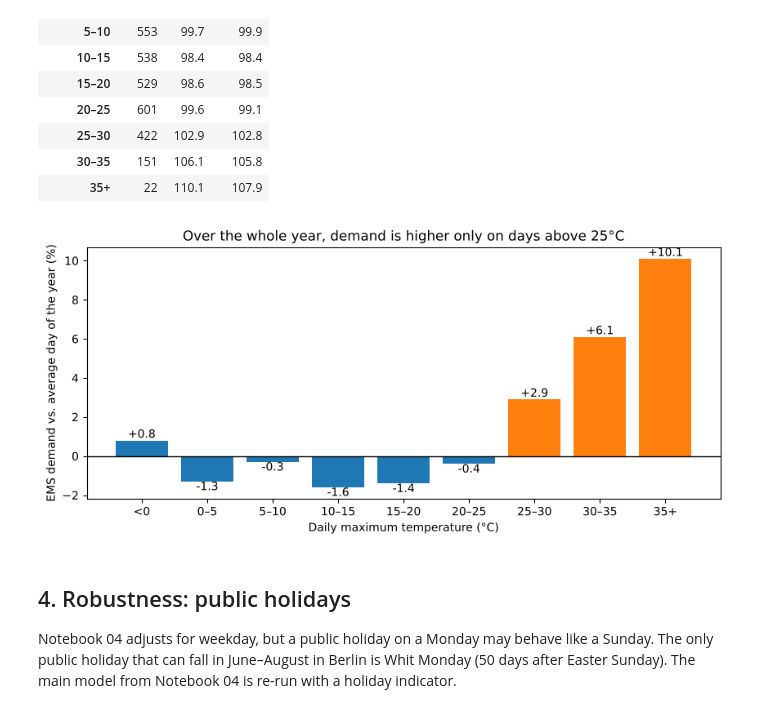
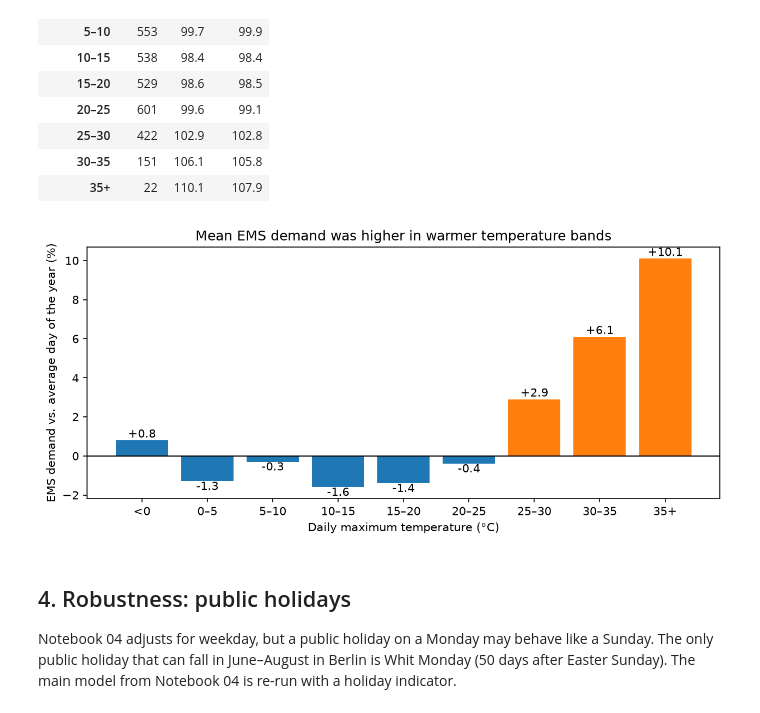
Before and after one commit to andreacarlocerri/Berlin-under-Heat, a Jupyter notebook: notebooks/07_extensions.ipynb, the cells around one changed output. Drawn from its saved outputs; the diff is of its cells as text; code cells hidden in the pictures.

```diff
--- a/notebooks/07_extensions.ipynb
+++ b/notebooks/07_extensions.ipynb
@@ -268,16 +268,16 @@ by_band
 # %%
 fig, ax = plt.subplots(figsize=(10, 4))
 bars = ax.bar(by_band.index.astype(str), by_band["mean"] - 100, color=["tab:blue"] * 6 + ["tab:orange"] * 3)
 ax.bar_label(bars, fmt="%+.1f")
 ax.axhline(0, color="black", linewidth=1)
 ax.set_xlabel("Daily maximum temperature (°C)")
 ax.set_ylabel("EMS demand vs. average day of the year (%)")
-ax.set_title("Over the whole year, demand is higher only on days above 25°C")
+ax.set_title("Mean EMS demand was higher in warmer temperature bands")
 
 plt.savefig(figures_folder / "full_year_demand_by_temperature.png", dpi=150, bbox_inches="tight")
 plt.show()
 # %% [output]
-[figure, old version]
+[figure, new version]
 # %% [markdown]
 ## 4. Robustness: public holidays
 Notebook 04 adjusts for weekday, but a public holiday on a Monday may behave like a Sunday. The only public holiday that can fall in June–August in Berlin is Whit Monday (50 days after Easter Sunday). The main model from Notebook 04 is re-run with a holiday indicator.
```
Also changed, not shown: 9 other files.
